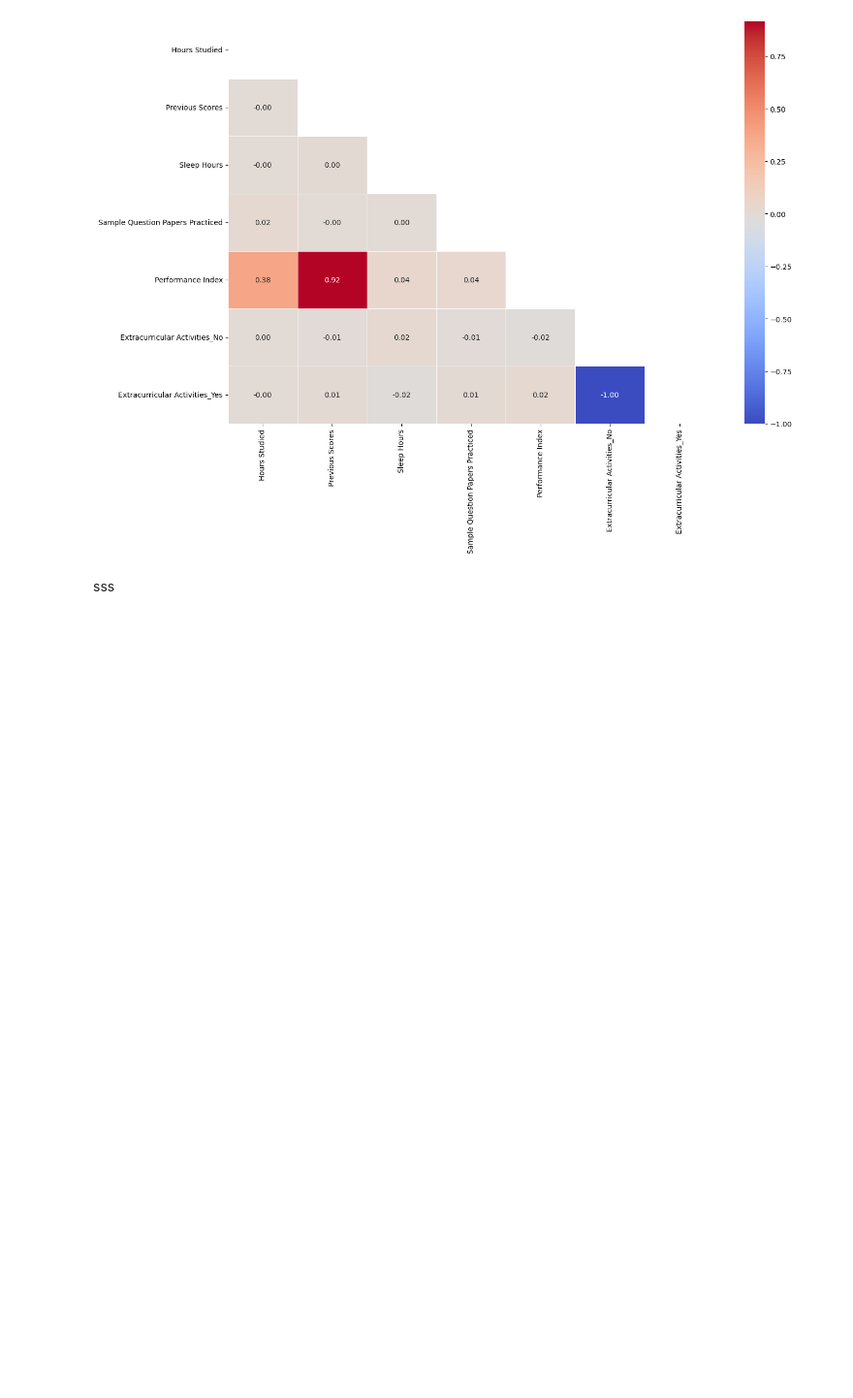
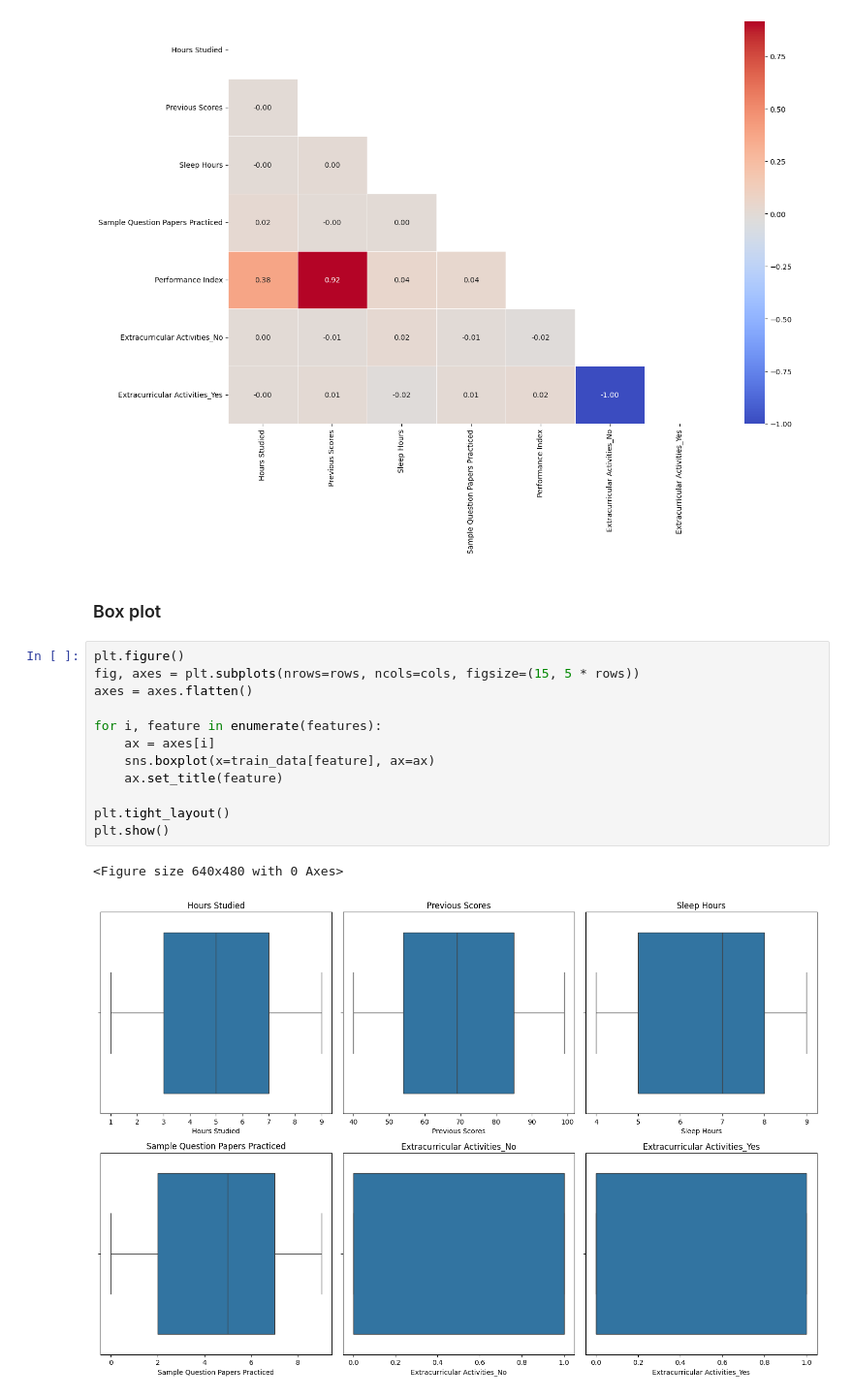
Before and after one commit to moodizone/machine_learning, a Jupyter notebook: notebooks/student-performance.ipynb, the cells around one changed output. Shown at 97% size. Saved outputs shown, nothing was run; the diff lists cells and outputs as text; blank space fills up the shorter version.

Commit message:
🚧 box plot

```diff
--- a/notebooks/student-performance.ipynb
+++ b/notebooks/student-performance.ipynb
@@ -117,5 +117,20 @@ sns.heatmap(
 plt.show()
 # %% [output]
 [figure]
-# %% [markdown]
-sss
+# %% [markdown]
+### Box plot
+# %%
+plt.figure()
+fig, axes = plt.subplots(nrows=rows, ncols=cols, figsize=(15, 5 * rows))
+axes = axes.flatten()
+
+for i, feature in enumerate(features):
+    ax = axes[i]
+    sns.boxplot(x=train_data[feature], ax=ax)
+    ax.set_title(feature)
+
+plt.tight_layout()
+plt.show()
+# %% [output]
+<Figure size 640x480 with 0 Axes>
+[figure, added]
```
